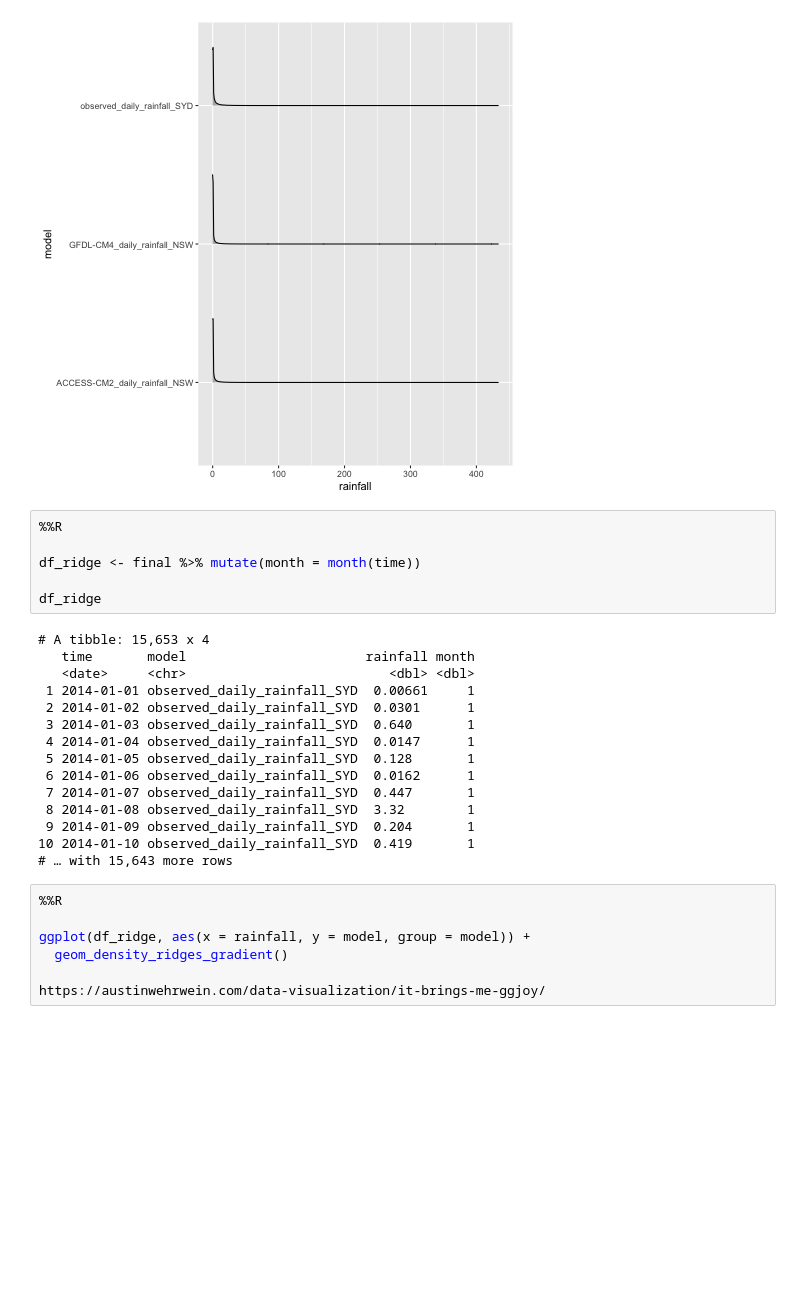
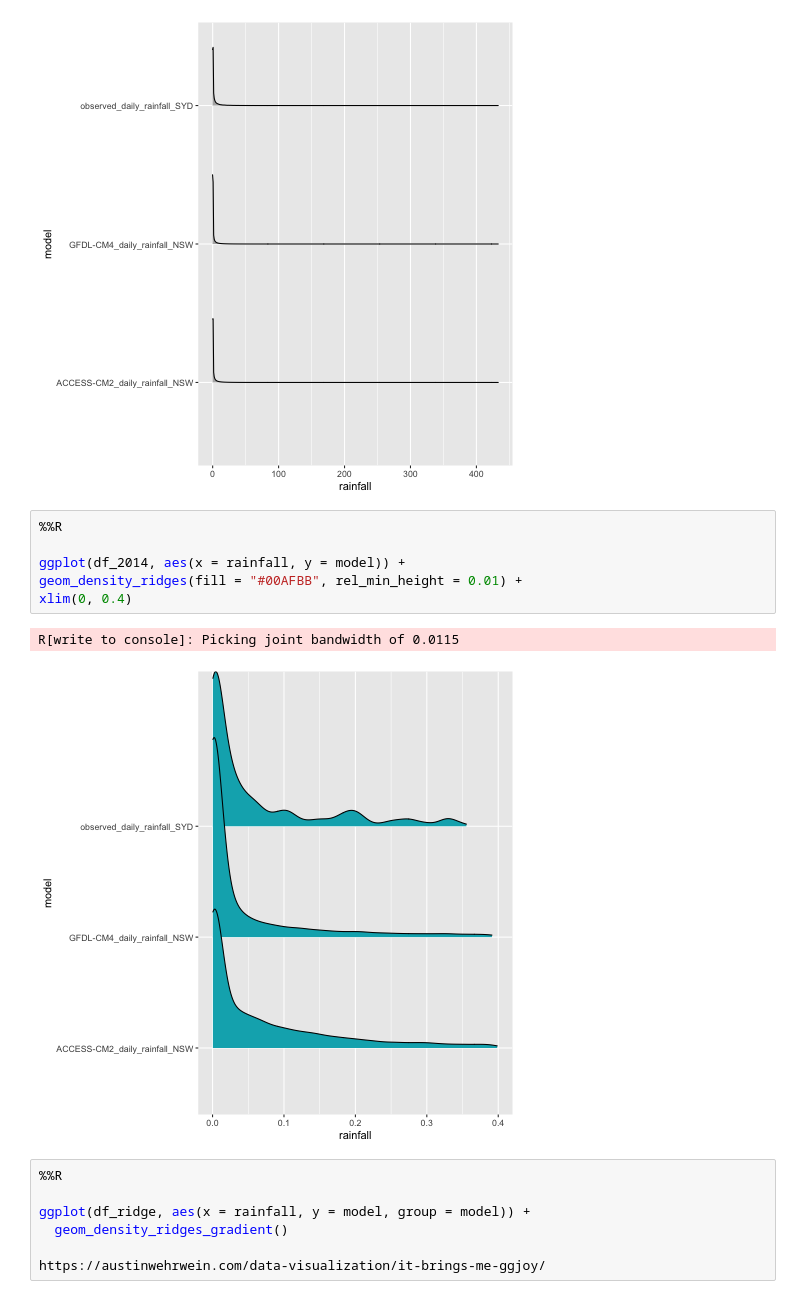
Before and after one commit to UBC-MDS/figshare-group-5, a Jupyter notebook: EDA.ipynb, the cells around one changed output. Saved outputs shown, nothing was run; the diff lists cells and outputs as text; blank space fills up the shorter version.

```diff
--- a/EDA.ipynb
+++ b/EDA.ipynb
@@ -352,27 +283,15 @@ geom_density_ridges(scale = 0.5)
 # %% [output]
 R[write to console]: Picking joint bandwidth of 0.0565
 [figure]
-# %%
-%%R
-
-df_ridge <- final %>% mutate(month = month(time))
-
-df_ridge
-# %% [output]
-# A tibble: 15,653 x 4
-   time       model                       rainfall month
-   <date>     <chr>                          <dbl> <dbl>
- 1 2014-01-01 observed_daily_rainfall_SYD  0.00661     1
- 2 2014-01-02 observed_daily_rainfall_SYD  0.0301      1
- 3 2014-01-03 observed_daily_rainfall_SYD  0.640       1
- 4 2014-01-04 observed_daily_rainfall_SYD  0.0147      1
- 5 2014-01-05 observed_daily_rainfall_SYD  0.128       1
- 6 2014-01-06 observed_daily_rainfall_SYD  0.0162      1
- 7 2014-01-07 observed_daily_rainfall_SYD  0.447       1
- 8 2014-01-08 observed_daily_rainfall_SYD  3.32        1
- 9 2014-01-09 observed_daily_rainfall_SYD  0.204       1
-10 2014-01-10 observed_daily_rainfall_SYD  0.419       1
-# … with 15,643 more rows
+# %%
+%%R
+
+ggplot(df_2014, aes(x = rainfall, y = model)) +
+geom_density_ridges(fill = "#00AFBB", rel_min_height = 0.01) +
+xlim(0, 0.4)
+# %% [output]
+R[write to console]: Picking joint bandwidth of 0.0115
+[figure, added]
 # %%
 %%R
 
```
Also changed, not shown: parts of 20 cells of this notebook.
